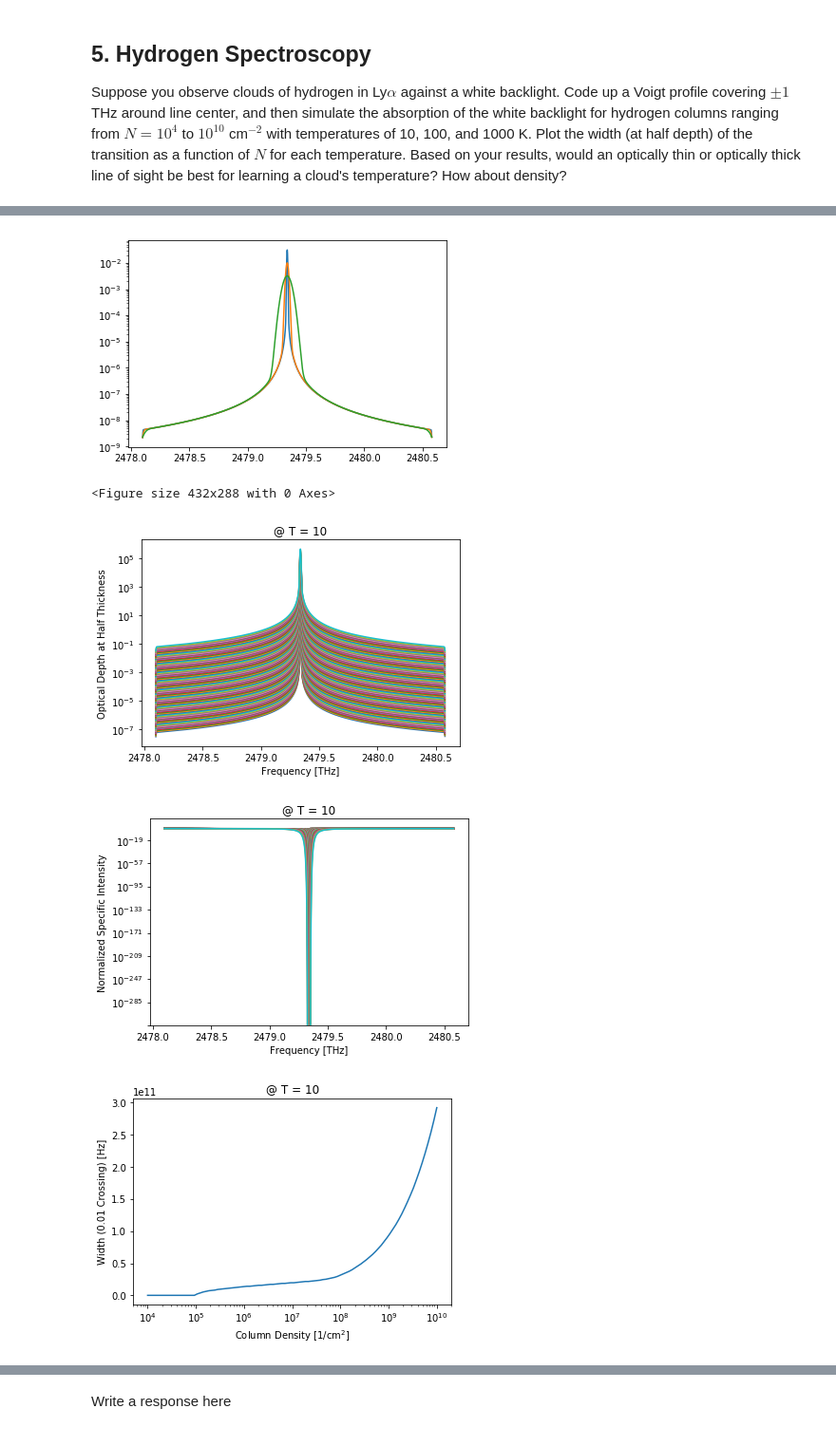
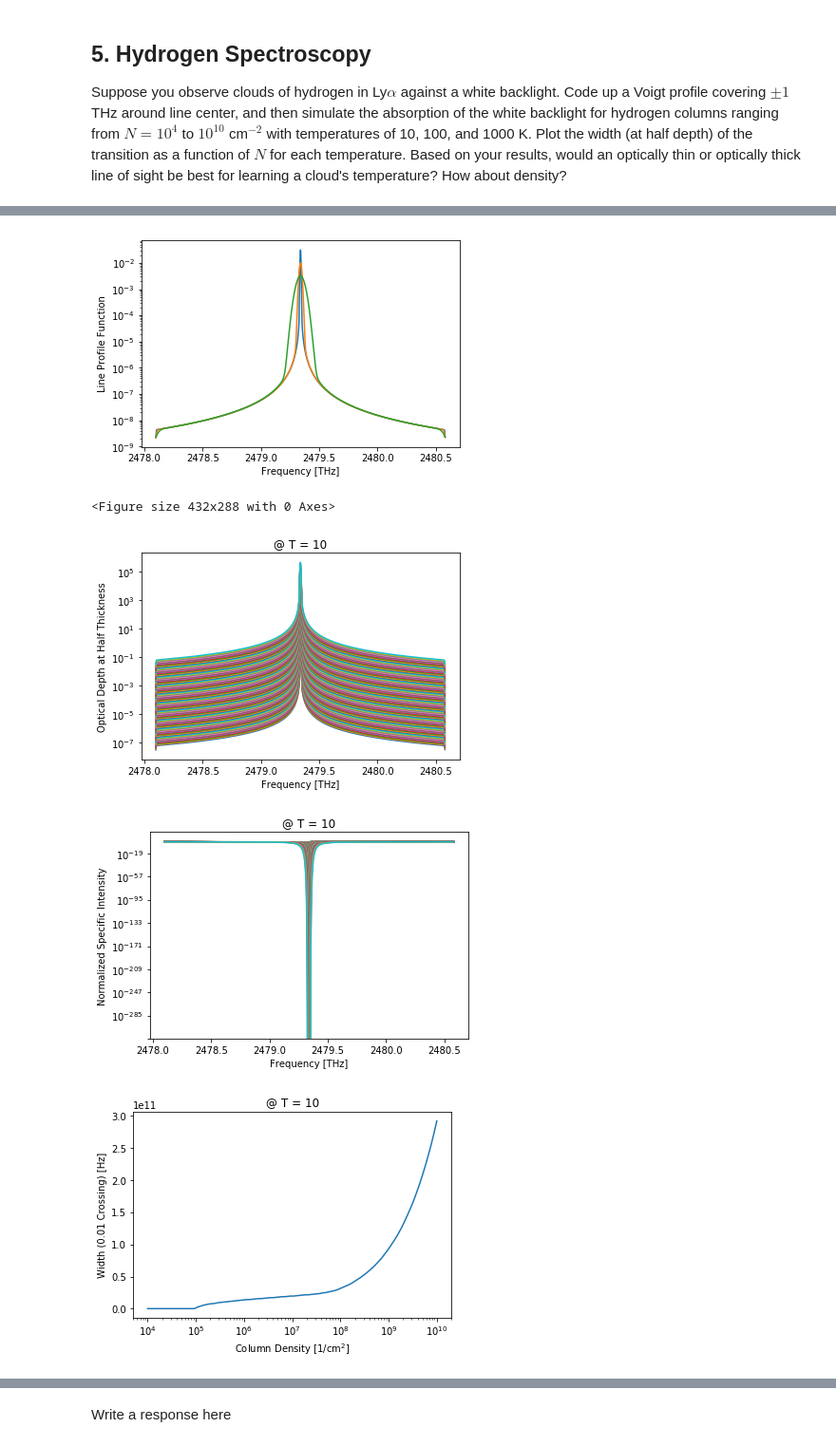
Before and after one commit to lydia-lee/astro207, a Jupyter notebook: quiz_2021/Quiz08.ipynb, the cells around one changed output, grey strips where cells are left out. Shown: that part at 95% size. Cells and saved outputs as stored; diff of their text form; code cells hidden in the pictures.

```diff
--- a/quiz_2021/Quiz08.ipynb
+++ b/quiz_2021/Quiz08.ipynb
@@ -90,6 +88,9 @@ T_vec = np.array([10,100,1000]) # different temperatures
 fig_voigt = plt.figure()
 fig_tau = plt.figure()
 
+plt.figure(fig_voigt.number)
+plt.xlabel('Frequency [THz]')
+plt.ylabel('Line Profile Function')
 
 for Ti in T_vec:
     plt.figure(fig_voigt.number)
@@ -108,34 +109,34 @@ for Ti in T_vec:
     plt.xlabel('Frequency [THz]')
     plt.ylabel('Optical Depth at Half Thickness')
 
     plt.figure(fig_intensity.number)
     plt.xlabel('Frequency [THz]')
     plt.ylabel('Normalized Specific Intensity')
 
     for Ni in N_vec:
         plt.figure(fig_tau.number)
         tau = Ni/2 * sigma(nu_vec, A21, Ti, nu0=F21) # optical depth at half depth
         plt.semilogy(nu_vec*1e-12, tau, label=f'N={Ni}')
 
         plt.figure(fig_intensity.number)
         Inu = np.exp(-tau)
         plt.semilogy(nu_vec*1e-12, Inu, label=f'N={Ni}')
 
         idx = np.argwhere(np.diff(np.sign(Inu-attenuation))).flatten()
         if len(idx) == 0:
             w_vec.append(0)
         elif len(idx) == 2:
             w = np.abs(nu_vec[idx[0]] - nu_vec[idx[1]])
             w_vec.append(w)
         else:
             raise ValueError(f'Multiple dips below {attenuation} mark')
 
     plt.figure(fig_width.number)
     plt.semilogx(N_vec, w_vec)
     plt.xlabel('Column Density [1/cm$^2$]')
     plt.ylabel(f'Width ({attenuation} Crossing) [Hz]')
 # %% [output]
-[figure, old version]
+[figure, new version]
 <Figure size 432x288 with 0 Axes>
 [figure]
 [figure]
```
Also changed, not shown: parts of 1 cell of this notebook, 2 other files.
